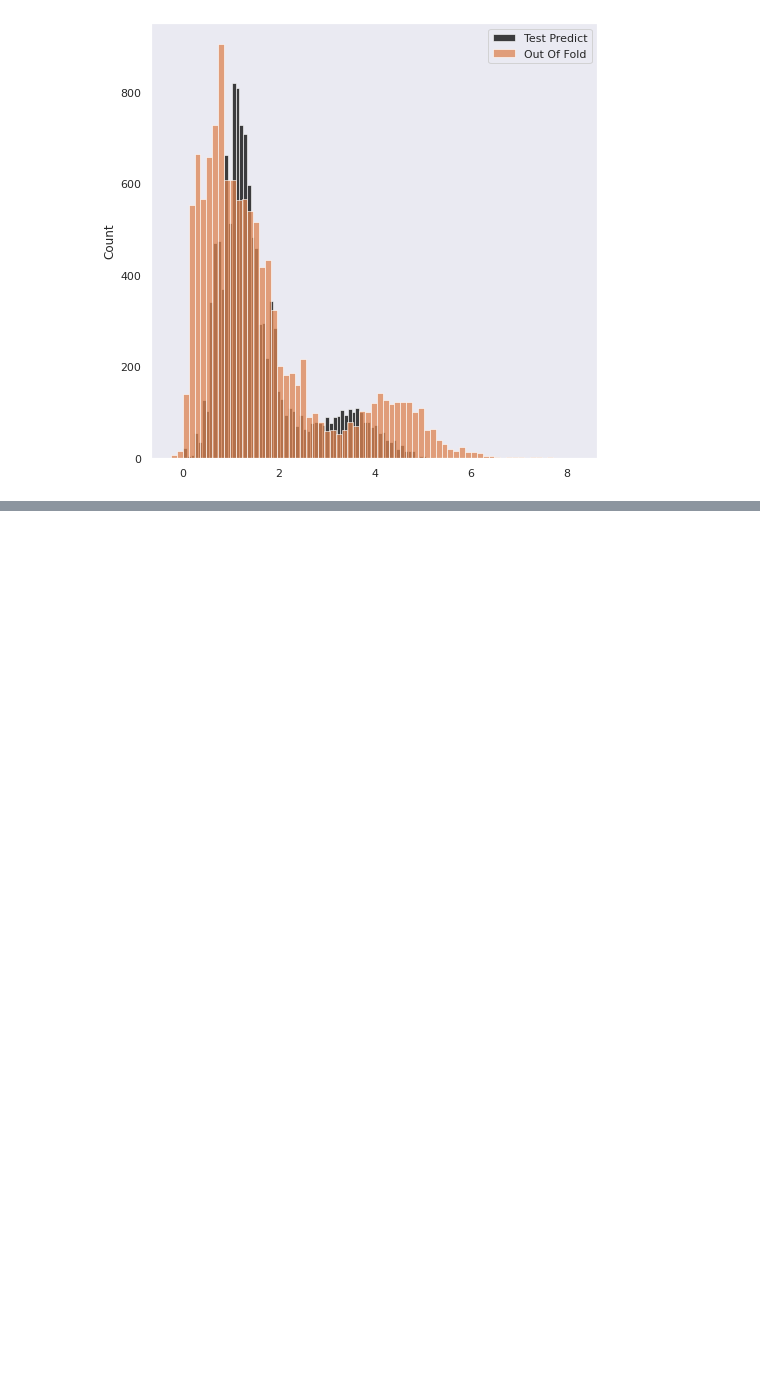
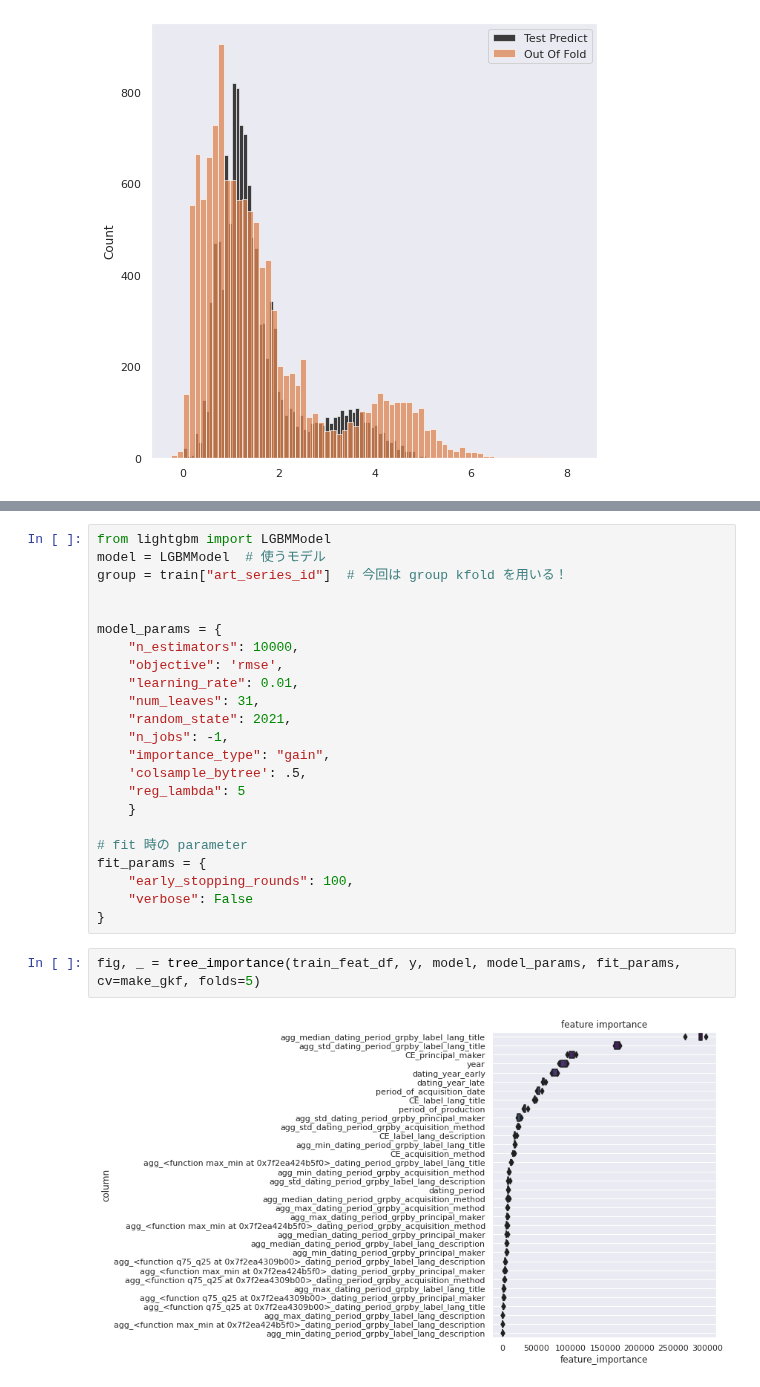
Before and after one commit to ju-ki/atma10, a Jupyter notebook: baseline.ipynb, the cells around one changed output, grey strips where cells are left out. Drawn from its saved outputs; the diff is of its cells as text; blank space fills up the shorter version.

Commit message:
group_kfoldなどでやってみたが変わらず

```diff
--- a/baseline.ipynb
+++ b/baseline.ipynb
@@ -471,0 +534,27 @@ ax.grid()
+# %%
+from lightgbm import LGBMModel
+model = LGBMModel  # 使うモデル
+group = train["art_series_id"]  # 今回は group kfold を用いる！
+
+
+model_params = {
+    "n_estimators": 10000,
+    "objective": 'rmse',
+    "learning_rate": 0.01,
+    "num_leaves": 31,
+    "random_state": 2021,
+    "n_jobs": -1,
+    "importance_type": "gain",
+    'colsample_bytree': .5,
+    "reg_lambda": 5
+    }
+
+# fit 時の parameter
+fit_params = {
+    "early_stopping_rounds": 100,
+    "verbose": False
+}
+# %%
+fig, _ = tree_importance(train_feat_df, y, model, model_params, fit_params, cv=make_gkf, folds=5)
+# %% [output]
+[figure, added]
```
Also changed, not shown: parts of 11 cells of this notebook.
